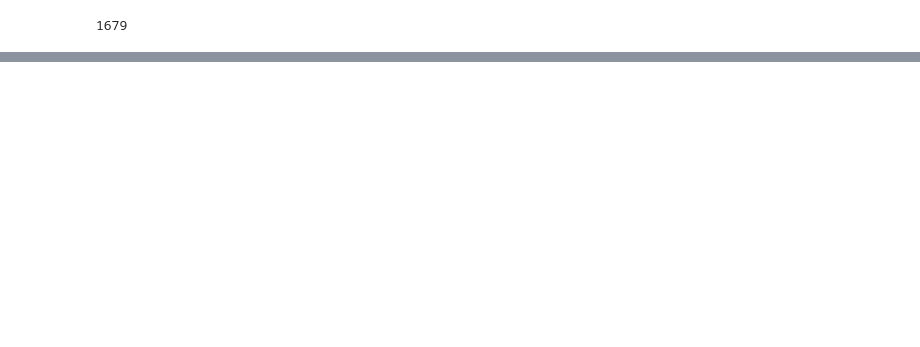
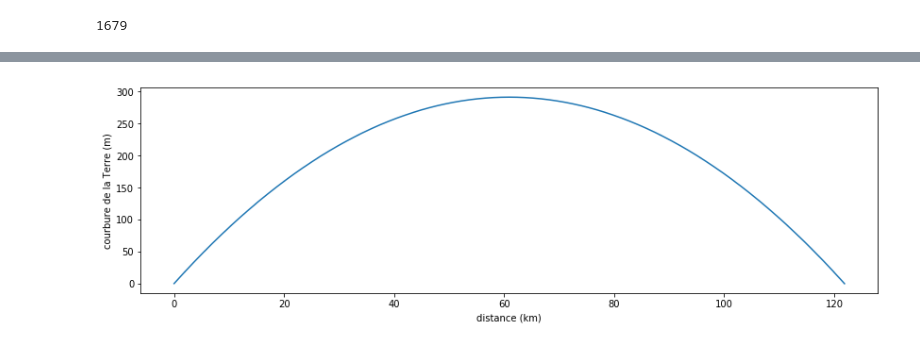
Before and after one commit to xdze2/uneplaneteausommet, a Jupyter notebook: is_visible.ipynb, the cells around one changed output, grey strips where cells are left out. Saved outputs shown, nothing was run; the diff lists cells and outputs as text; code cells hidden in the pictures; blank space fills up the shorter version.

```diff
--- a/is_visible.ipynb
+++ b/is_visible.ipynb
@@ -148,0 +150,7 @@ plt.plot( R*np.array( theta_span), ele_span )
+# %%
+# graph
+plt.figure(figsize=(14, 4))
+plt.plot( R*np.array(theta_span), delta_courbure );
+plt.xlabel('distance (km)'); plt.ylabel('courbure de la Terre (m)');
+# %% [output]
+[figure, added]
```
Also changed, not shown: parts of 26 cells of this notebook.
